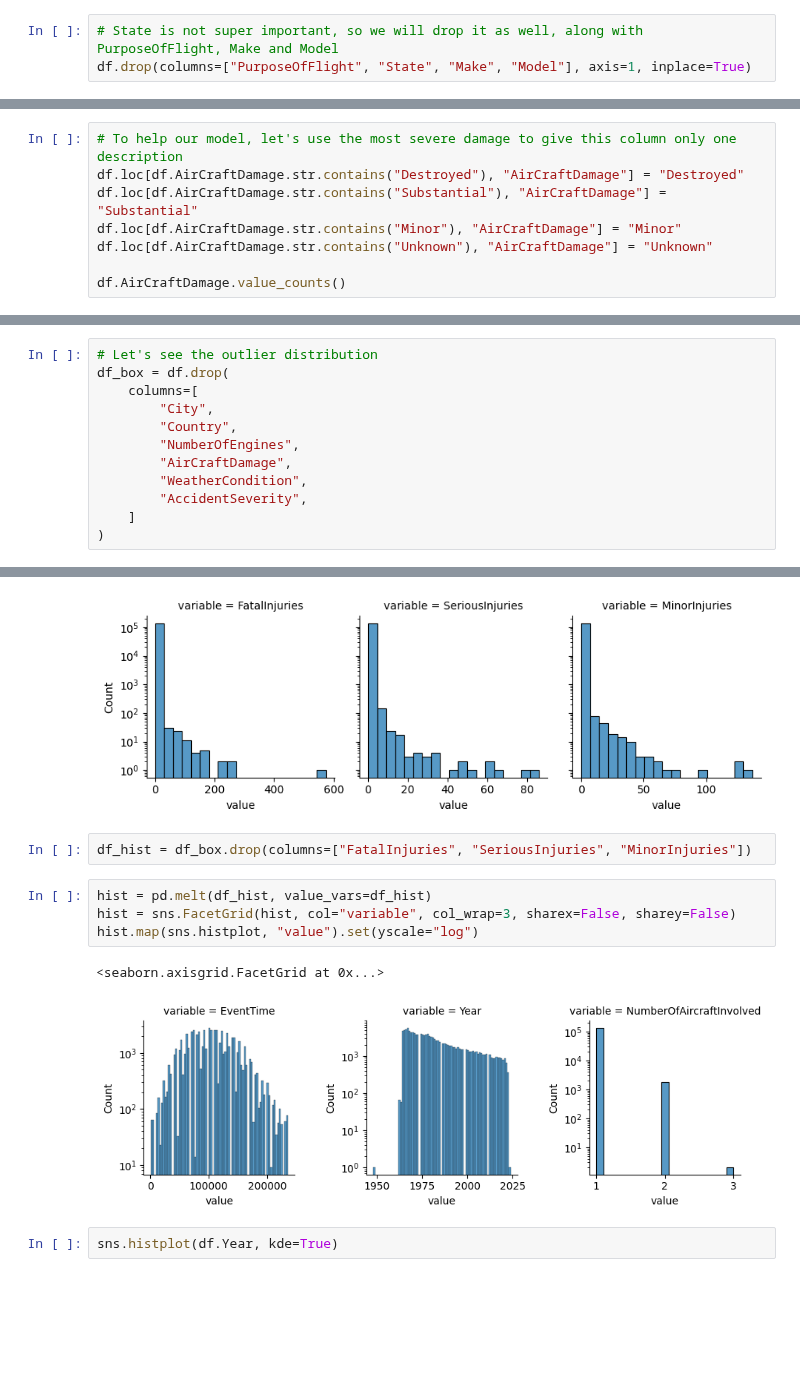
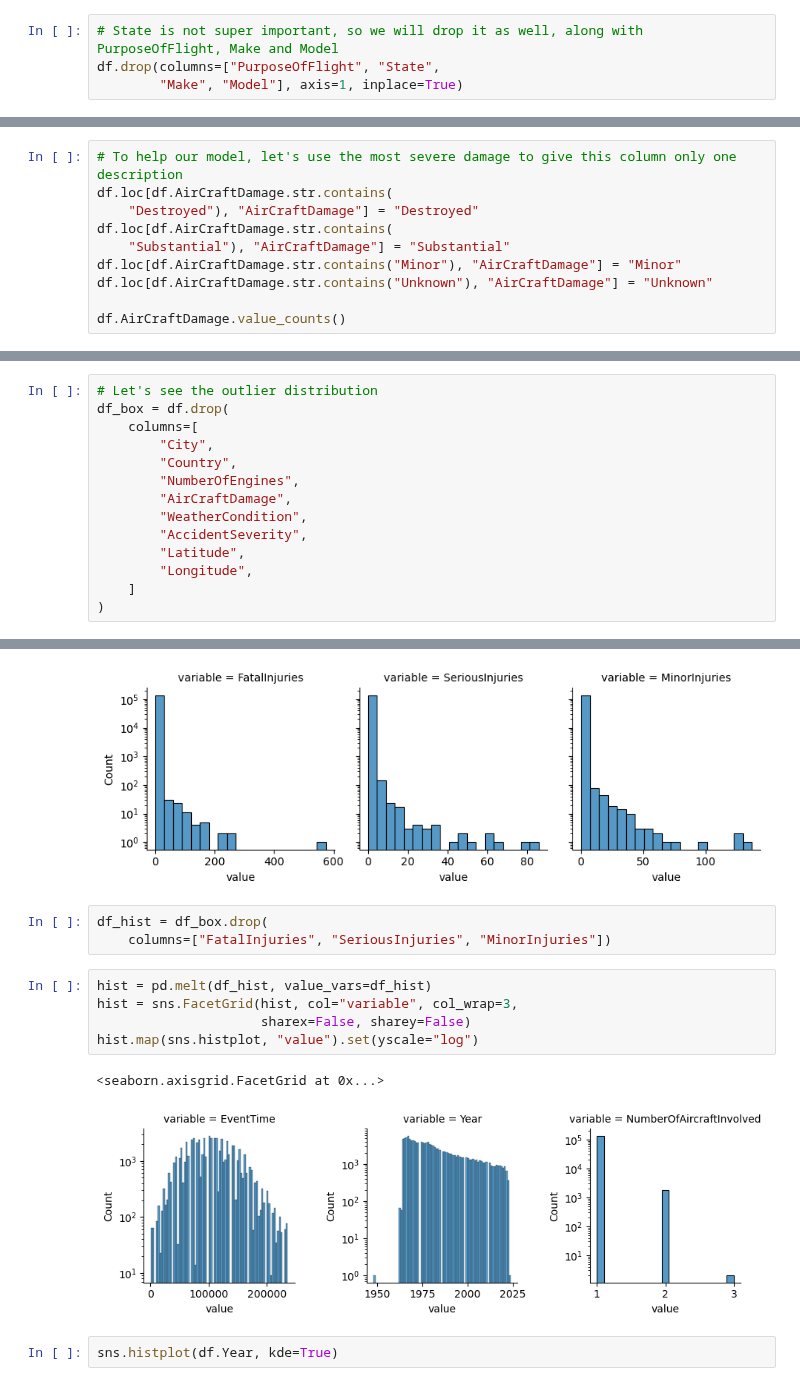
Before and after one commit to deniselouzada/air-accident-reports, a Jupyter notebook: ntsb-accidents-plotly.ipynb, the cells around one changed output, grey strips where cells are left out. Drawn from its saved outputs; the diff is of its cells as text; blank space fills up the shorter version.

```diff
--- a/ntsb-accidents-plotly.ipynb
+++ b/ntsb-accidents-plotly.ipynb
@@ -148,7 +148,8 @@ dtype: int64
 df.drop("ProbableCause", axis=1, inplace=True)
 # %%
 # State is not super important, so we will drop it as well, along with PurposeOfFlight, Make and Model
-df.drop(columns=["PurposeOfFlight", "State", "Make", "Model"], axis=1, inplace=True)
+df.drop(columns=["PurposeOfFlight", "State",
+        "Make", "Model"], axis=1, inplace=True)
 # %%
 df.isna().sum().sort_values(ascending=False)
 # %% [output]
@@ -579,8 +580,10 @@ Minor,None                                1
 Name: count, dtype: int64
 # %%
 # To help our model, let's use the most severe damage to give this column only one description
-df.loc[df.AirCraftDamage.str.contains("Destroyed"), "AirCraftDamage"] = "Destroyed"
-df.loc[df.AirCraftDamage.str.contains("Substantial"), "AirCraftDamage"] = "Substantial"
+df.loc[df.AirCraftDamage.str.contains(
+    "Destroyed"), "AirCraftDamage"] = "Destroyed"
+df.loc[df.AirCraftDamage.str.contains(
+    "Substantial"), "AirCraftDamage"] = "Substantial"
 df.loc[df.AirCraftDamage.str.contains("Minor"), "AirCraftDamage"] = "Minor"
 df.loc[df.AirCraftDamage.str.contains("Unknown"), "AirCraftDamage"] = "Unknown"
 
@@ -755,6 +756,8 @@ df_box = df.drop(
         "AirCraftDamage",
         "WeatherCondition",
         "AccidentSeverity",
+        "Latitude",
+        "Longitude",
     ]
 )
 # %%
@@ -781,14 +785,16 @@ hist.map(sns.histplot, "value").set(yscale="log")
 <seaborn.axisgrid.FacetGrid at 0x...>
 [figure]
 # %%
-df_hist = df_box.drop(columns=["FatalInjuries", "SeriousInjuries", "MinorInjuries"])
+df_hist = df_box.drop(
+    columns=["FatalInjuries", "SeriousInjuries", "MinorInjuries"])
 # %%
 hist = pd.melt(df_hist, value_vars=df_hist)
-hist = sns.FacetGrid(hist, col="variable", col_wrap=3, sharex=False, sharey=False)
+hist = sns.FacetGrid(hist, col="variable", col_wrap=3,
+                     sharex=False, sharey=False)
 hist.map(sns.histplot, "value").set(yscale="log")
 # %% [output]
 <seaborn.axisgrid.FacetGrid at 0x...>
-[figure, old version]
+[figure, new version]
 # %%
 sns.histplot(df.Year, kde=True)
 # %% [output]
```
Also changed, not shown: parts of 17 cells of this notebook, 1 other file.
